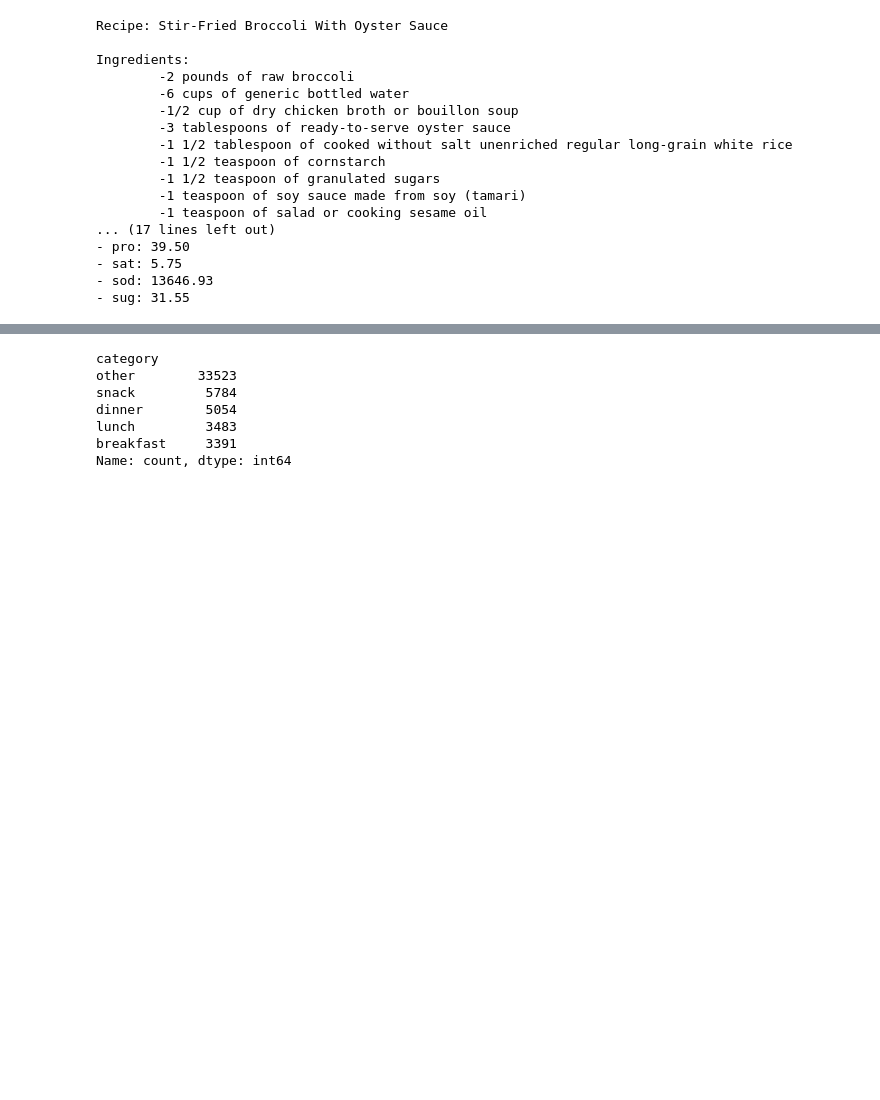
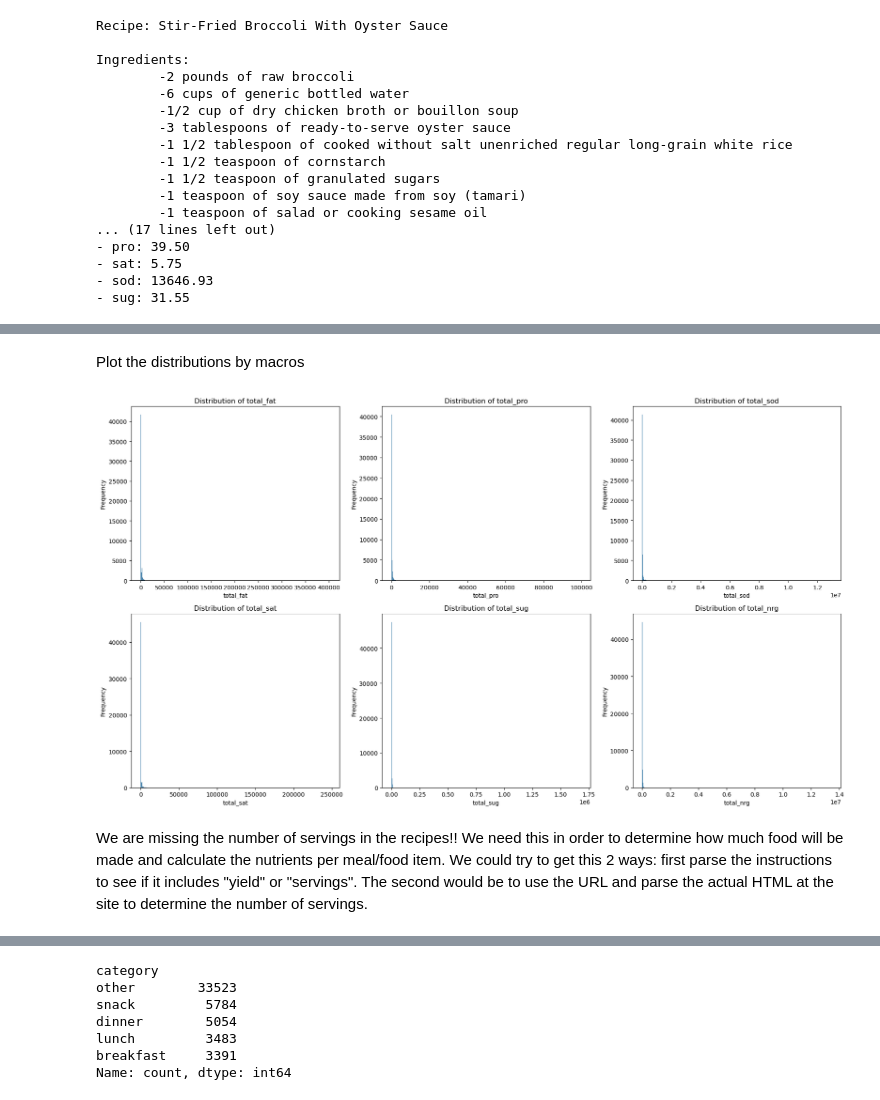
Before and after one commit to cn-muniz/Datasci210-FitnessAssistant, a Jupyter notebook: EDA/Recipes/recipe1mp.ipynb, the cells around one changed output, grey strips where cells are left out. Saved outputs shown, nothing was run; the diff lists cells and outputs as text; code cells hidden in the pictures; blank space fills up the shorter version.

```diff
--- a/EDA/Recipes/recipe1mp.ipynb
+++ b/EDA/Recipes/recipe1mp.ipynb
@@ -182,0 +187,17 @@ Ingredients:
+# %%
+# Calculate the total nutrients for each recipe and add as new columns
+def calculate_total_nutrients(nutr_list):
+    total_nutrition = {}
+    for nutr in nutr_list:
+        for key, value in nutr.items():
+            if key not in total_nutrition:
+                total_nutrition[key] = 0
+            total_nutrition[key] += value
+    return total_nutrition
+
+# Apply the function to each row in the dataframe and add individual columns for each nutrient
+nutrient_totals = df['nutr_per_ingredient'].apply(calculate_total_nutrients)
+nutrient_df = pd.json_normalize(nutrient_totals)
+nutrient_df.columns = ['total_' + col for col in nutrient_df.columns]
+df = pd.concat([df, nutrient_df], axis=1)
+df.head()
@@ -182,0 +211,26 @@ Ingredients:
+# %% [markdown]
+Plot the distributions by macros
+# %%
+# Plot the distribution of nutrient categories
+# Place sensible limits on each nutrient to filter out extreme or incorrect values
+
+
+nutrient_columns = ['total_fat', 'total_pro', 'total_sod', 'total_sat', 'total_sug', 'total_nrg']
+
+# Create subplots for each nutrient
+fig, axes = plt.subplots(2, 3, figsize=(18, 10))
+axes = axes.flatten()
+for i, col in enumerate(nutrient_columns):
+    # Filter out any outliers for better visualization
+    filtered_data = df[df[col] < df[col].quantile(0.99)]
+
+    sns.histplot(df[col], bins=500, ax=axes[i])# kde=True)
+    axes[i].set_title(f'Distribution of {col}')
+    axes[i].set_xlabel(col)
+    axes[i].set_ylabel('Frequency')
+plt.tight_layout()
+plt.show()
+# %% [output]
+[figure, added]
+# %% [markdown]
+We are missing the number of servings in the recipes!! We need this in order to determine how much food will be made and calculate the nutrients per meal/food item. We could try to get this 2 ways: first parse the instructions to see if it includes "yield" or "servings". The second would be to use the URL and parse the actual HTML at the site to determine the number of servings.
```
Also changed, not shown: parts of 26 cells of this notebook.
